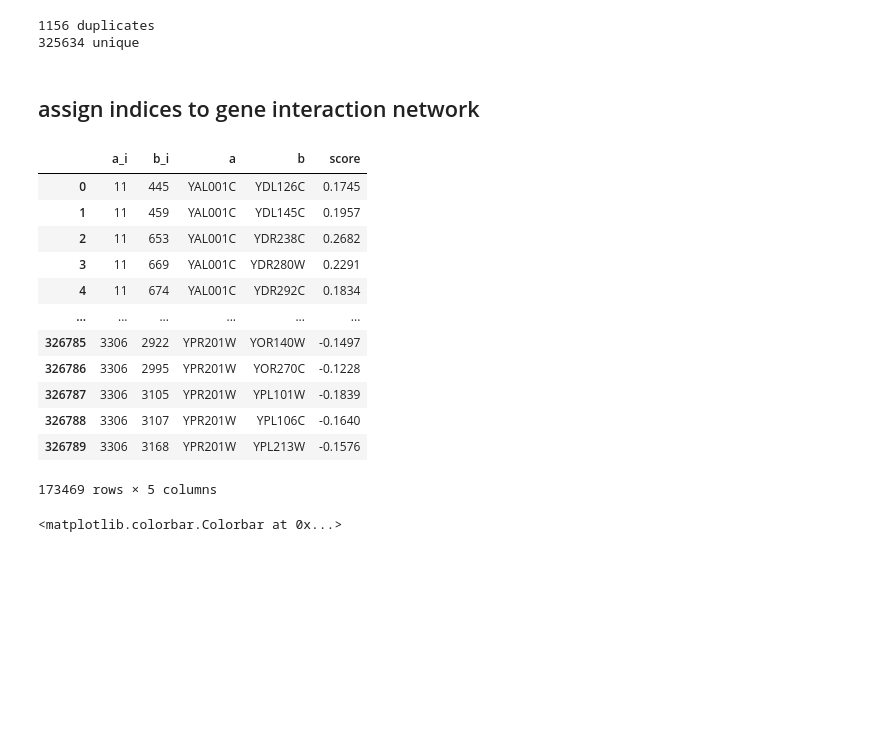
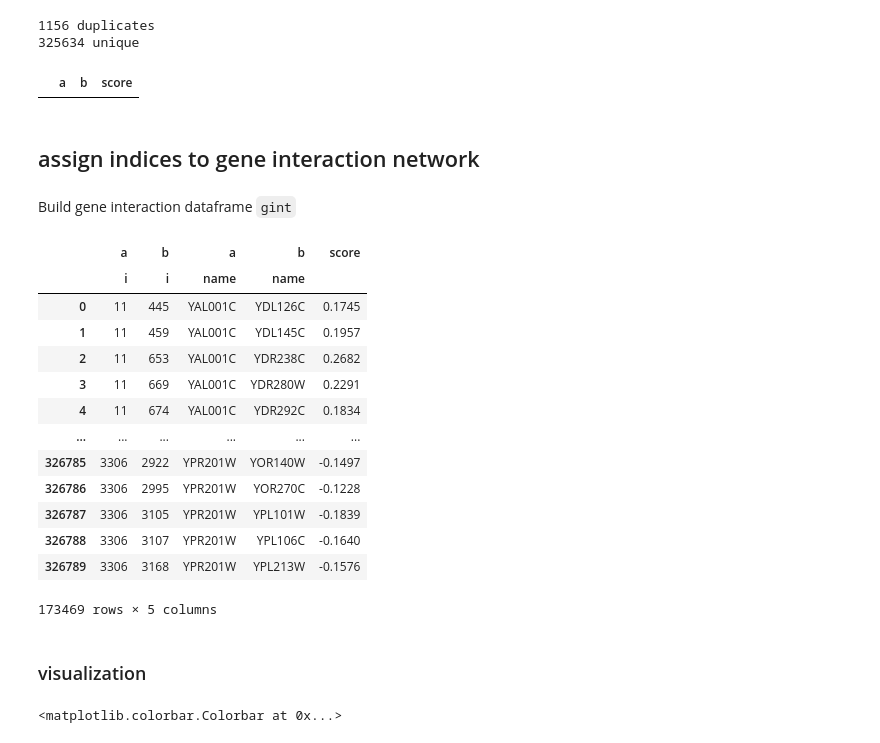
Before and after one commit to akuczala/gene-interaction, a Jupyter notebook: Paladugu.ipynb, the cells around one changed output. Cells and saved outputs as stored; diff of their text form; code cells hidden in the pictures; blank space fills up the shorter version.

```diff
--- a/Paladugu.ipynb
+++ b/Paladugu.ipynb
@@ -79,7 +99,7 @@ bi = pint.loc[:,'b'].apply(lambda x: gene_name_hash[x])
 #define upper triangle of protein interaction matrix
 pi_ut_coo = sparse.coo_matrix((np.ones(len(pint)),(ai,bi)),shape = (n_genes,n_genes))
 #convert to csc for efficiency and flexibility
-pi_csc = sparse.csc_matrix(pi_ut_coo)
+pi_csc = sparse.csc_matrix(pi_ut_coo,dtype=np.int)
 #symmetrize csc matrix
 rows, cols = pi_csc.nonzero()
 pi_csc[cols, rows] = pi_csc[rows, cols]
@@ -130,6 +175,11 @@ print(len(costanzo_unique),'unique')
 # %% [output]
 1156 duplicates
 325634 unique
+# %%
+#attempt to find mitochondrial genes?
+costanzo_unique[costanzo_unique.a.str.match(r't.*')]
+# %% [output]
+|  | a | b | score |
 # %% [markdown]
 ## assign indices to gene interaction network
 # %%
@@ -138,20 +188,24 @@ def hashbrown(name):
         return gene_name_hash[name]
     except:
         return -1
+# %% [markdown]
+Build gene interaction dataframe `gint`
 # %%
-gint = costanzo_unique[['a','b']].applymap(hashbrown).rename(columns={'a':'a_i','b':'b_i'})
-gint['a'] = costanzo_unique['a']
-gint['b'] = costanzo_unique['b']
+gint = costanzo_unique[['a','b']].applymap(hashbrown)
+gint.columns = [gint.columns,['i','i']]
+gint['a','name'] = costanzo_unique['a']
+gint['b','name'] = costanzo_unique['b']
 gint['score'] = costanzo_unique['score']
-gint = gint[np.logical_and(gint.a_i > -1,gint.b_i > -1) ]
+gint = gint[np.logical_and(gint.a.i > -1,gint.b.i > -1) ]
 display(gint)
 
-gi_coo = sparse.coo_matrix((gint['score'],(gint['a_i'],gint['b_i'])))
+gi_coo = sparse.coo_matrix((gint['score'],(gint.a.i,gint.b.i)))
 gi_csc = sparse.csc_matrix(gi_coo)
 
 assert(gi_csc.shape == pi_csc.shape)
 # %% [output]
-|  | a_i | b_i | a | b | score |
+|  | a | b | a | b | score |
+|  | i | i | name | name |  |
 | 0 | 11 | 445 | YAL001C | YDL126C | 0.1745 |
 | 1 | 11 | 459 | YAL001C | YDL145C | 0.1957 |
 | 2 | 11 | 653 | YAL001C | YDR238C | 0.2682 |
@@ -164,6 +218,8 @@ assert(gi_csc.shape == pi_csc.shape)
 | 326788 | 3306 | 3107 | YPR201W | YPL106C | -0.1640 |
 | 326789 | 3306 | 3168 | YPR201W | YPL213W | -0.1576 |
 173469 rows × 5 columns
+# %% [markdown]
+### visualization
 # %%
 def bwr_plot(arr,**kwargs):
     vmax = np.max(np.abs(arr))
```
Also changed, not shown: parts of 68 cells of this notebook, 5 other files.
